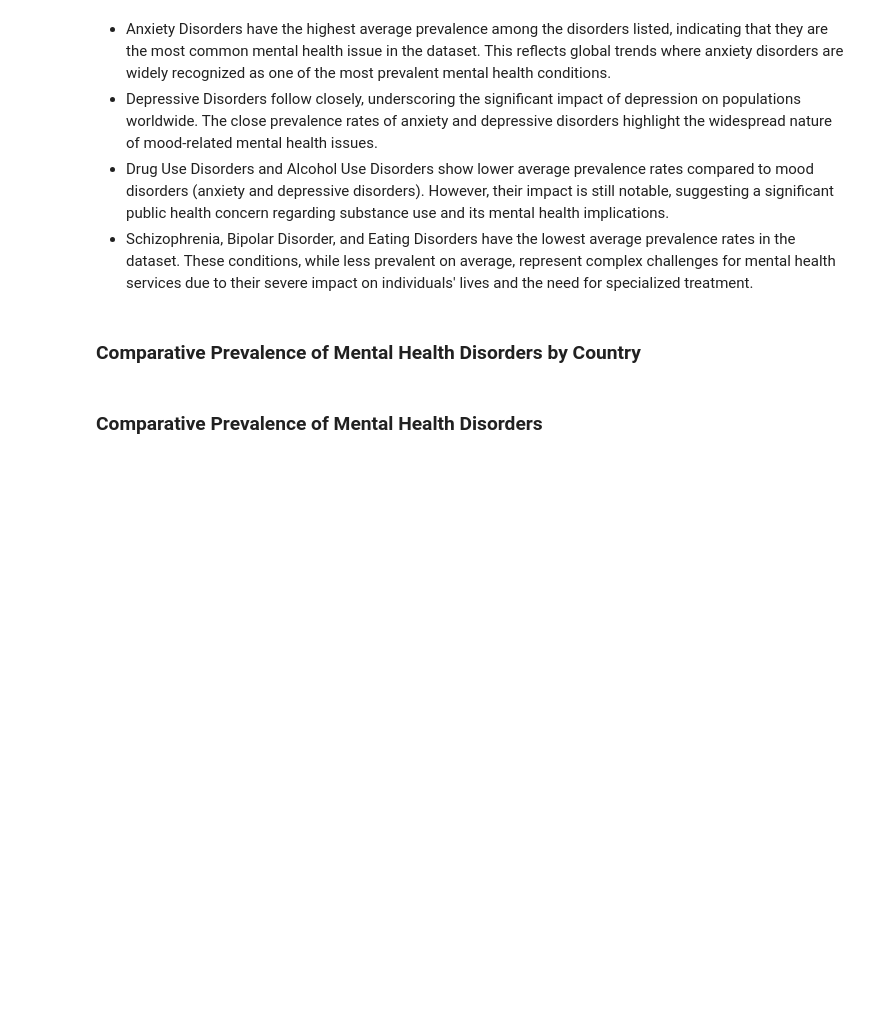
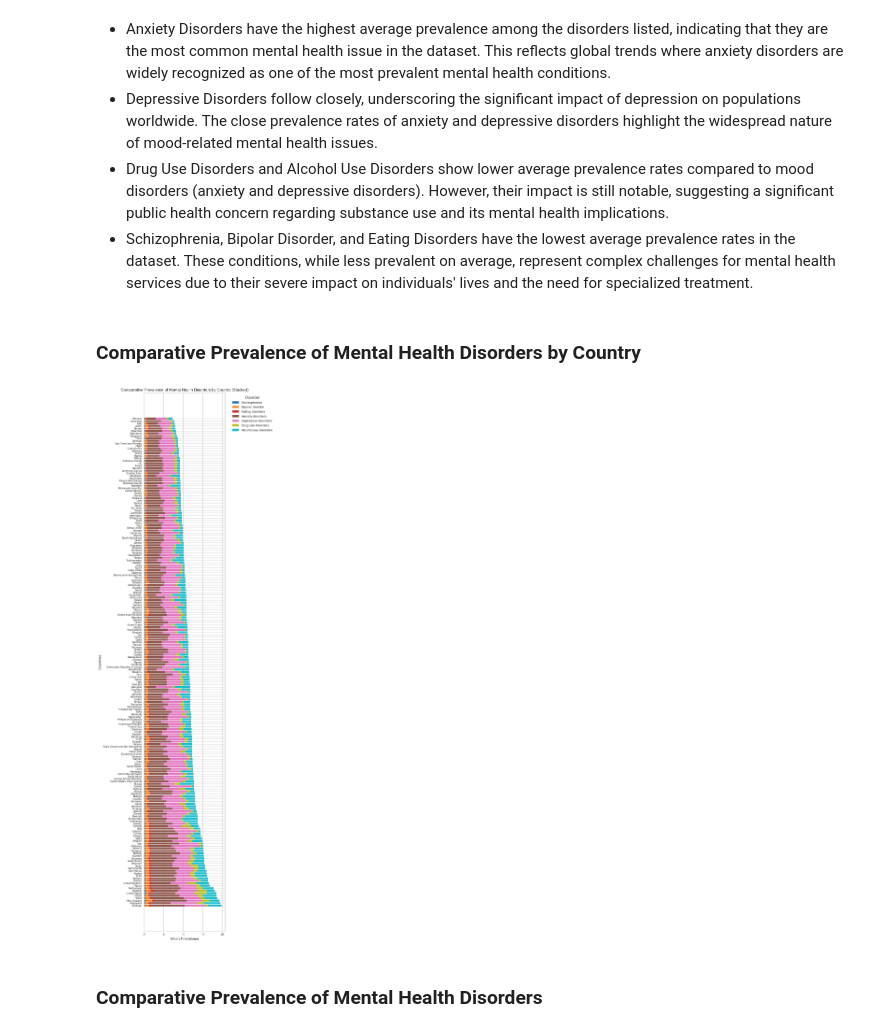
Before and after one commit to radutm/Socioeconomic-Determinants-of-Mental-Health-Disorder-Prevalence, a Jupyter notebook: SEDMHDP.ipynb, the cells around one changed output. Cells and saved outputs as stored; diff of their text form; code cells hidden in the pictures; blank space fills up the shorter version.

```diff
--- a/SEDMHDP.ipynb
+++ b/SEDMHDP.ipynb
@@ -159,3 +148,43 @@ with warnings.catch_warnings():
+# %%
+
+# Select the columns for the disorders
+disorder_columns = ['Schizophrenia', 'Bipolar disorder', 'Eating disorders', 'Anxiety disorders', 'Depressive disorders', 'Drug use disorders', 'Alcohol use disorders']
+
+# Group by 'Country' and calculate the mean prevalence for each disorder
+country_disorders = data.groupby('Country')[disorder_columns].mean().reset_index()
+
+# Calculate the total prevalence for each country and sort by it
+country_disorders['Total Prevalence'] = country_disorders[disorder_columns].sum(axis=1)
+country_disorders = country_disorders.sort_values(by='Total Prevalence', ascending=False)
+
+# Set the countries as numpy array
+countries = country_disorders['Country']
+
+# Create a stacked bar chart for comparative prevalence with countries on the y-axis and disorders stacked
+fig, ax = plt.subplots(figsize=(8, 24))
+
+# Define color map for disorders
+cmap = plt.get_cmap('tab10', len(disorder_columns))
+
+bottom = np.zeros(len(countries))
+
+for i, disorder in enumerate(disorder_columns):
+    prevalence = country_disorders[disorder]
+    ax.barh(countries, prevalence, label=disorder, color=cmap(i), left=bottom)
+    bottom += prevalence
+
+ax.set_xlabel('Mean Prevalence')
+ax.set_ylabel('Countries')
+ax.set_title('Comparative Prevalence of Mental Health Disorders by Country (Stacked)')
+ax.legend(title='Disorder', bbox_to_anchor=(1.05, 1), loc='upper left')
+
+# Adjust the font size for y-axis labels
+ax.tick_params(axis='y', labelsize=8)  # Set the desired font size here
+
+plt.tight_layout()
+plt.show()
+# %% [output]
+[figure, added]
 # %% [markdown]
 ### Comparative Prevalence of Mental Health Disorders
 # %% [markdown]
```
Also changed, not shown: parts of 4 cells of this notebook.
